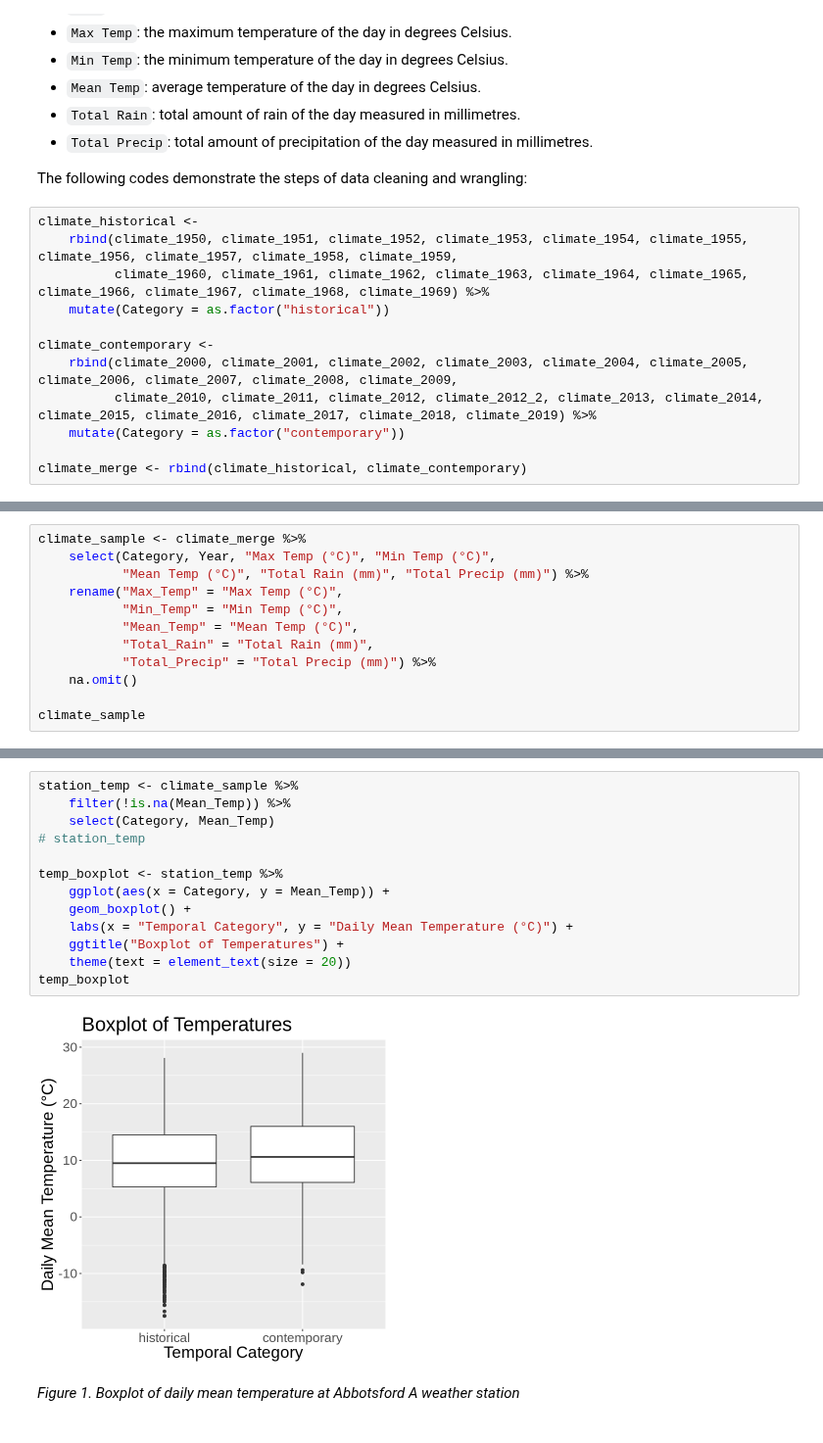
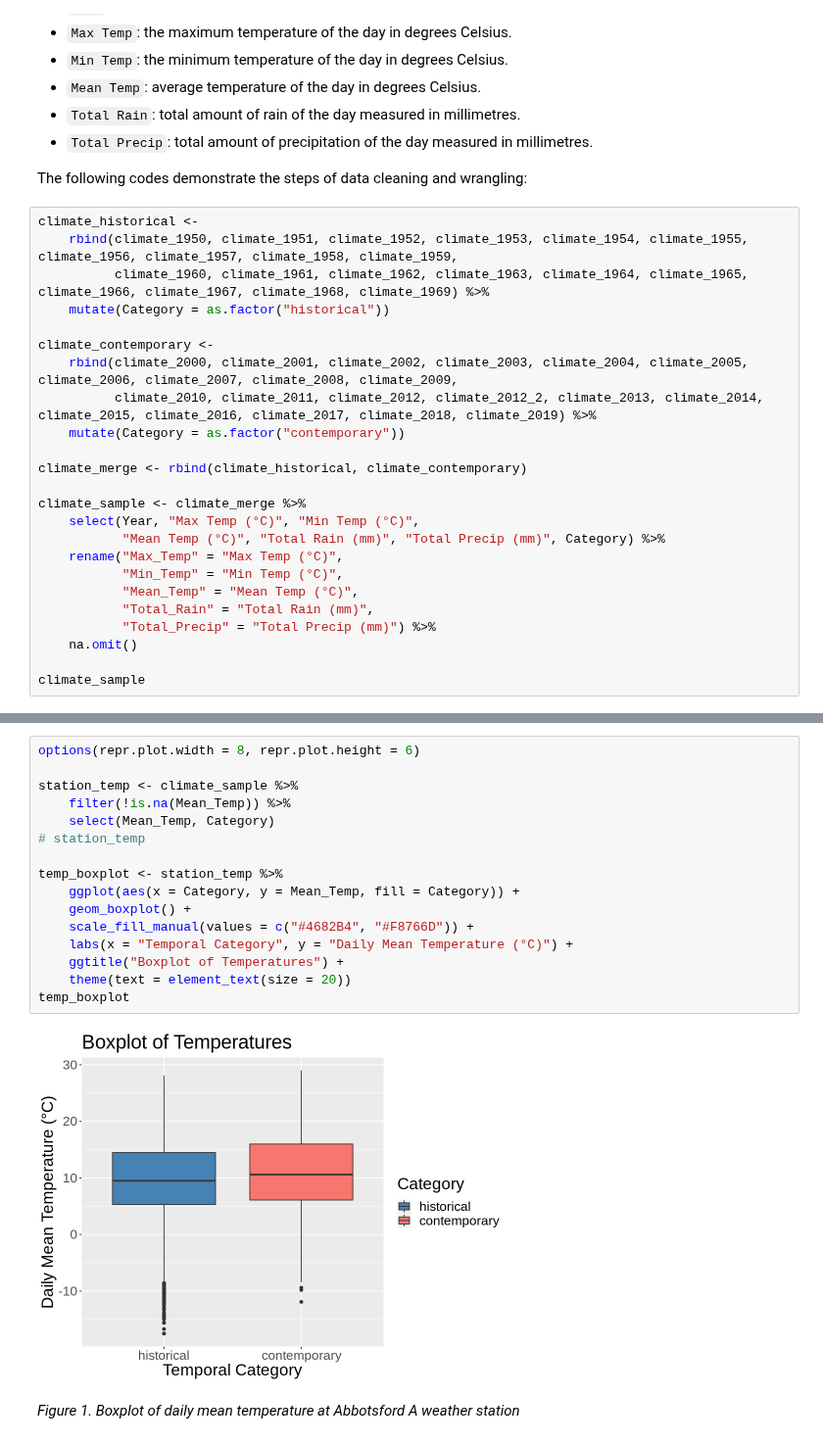
Before and after one commit to yxing6/STAT201-GroupProject-Climate, a Jupyter notebook: STAT201-Group17-ProjectReport.ipynb, the cells around one changed output, grey strips where cells are left out. Shown at 98% size. Drawn from its saved outputs; the diff is of its cells as text.

```diff
--- a/STAT201-Group17-ProjectReport.ipynb
+++ b/STAT201-Group17-ProjectReport.ipynb
@@ -120,3 +137,15 @@ climate_contemporary <-
     mutate(Category = as.factor("contemporary"))
 
 climate_merge <- rbind(climate_historical, climate_contemporary)
+
+climate_sample <- climate_merge %>%
+    select(Year, "Max Temp (°C)", "Min Temp (°C)",
+           "Mean Temp (°C)", "Total Rain (mm)", "Total Precip (mm)", Category) %>%
+    rename("Max_Temp" = "Max Temp (°C)",
+           "Min_Temp" = "Min Temp (°C)",
+           "Mean_Temp" = "Mean Temp (°C)",
+           "Total_Rain" = "Total Rain (mm)",
+           "Total_Precip" = "Total Precip (mm)") %>%
+    na.omit()
+
+climate_sample
@@ -123,12 +162,0 @@ climate_merge <- rbind(climate_historical, climate_contemporary)
-# %%
-climate_sample <- climate_merge %>%
-    select(Category, Year, "Max Temp (°C)", "Min Temp (°C)",
-           "Mean Temp (°C)", "Total Rain (mm)", "Total Precip (mm)") %>%
-    rename("Max_Temp" = "Max Temp (°C)",
-           "Min_Temp" = "Min Temp (°C)",
-           "Mean_Temp" = "Mean Temp (°C)",
-           "Total_Rain" = "Total Rain (mm)",
-           "Total_Precip" = "Total Precip (mm)") %>%
-    na.omit()
-
-climate_sample
@@ -152,18 +169,21 @@ The United Nations (n.d.-a) states that the temperature in the recent decade is
 # %%
+options(repr.plot.width = 8, repr.plot.height = 6)
+
 station_temp <- climate_sample %>%
     filter(!is.na(Mean_Temp)) %>%
-    select(Category, Mean_Temp)
+    select(Mean_Temp, Category)
 # station_temp
 
 temp_boxplot <- station_temp %>%
-    ggplot(aes(x = Category, y = Mean_Temp)) +
+    ggplot(aes(x = Category, y = Mean_Temp, fill = Category)) +
     geom_boxplot() +
+    scale_fill_manual(values = c("#4682B4", "#F8766D")) +
     labs(x = "Temporal Category", y = "Daily Mean Temperature (°C)") +
     ggtitle("Boxplot of Temperatures") +
     theme(text = element_text(size = 20))
 temp_boxplot
 # %% [output]
-[figure, old version]
+[figure, new version]
 # %% [markdown]
 *Figure 1. Boxplot of daily mean temperature at Abbotsford A weather station*
 # %% [markdown]
```
Also changed, not shown: parts of 49 cells of this notebook.
